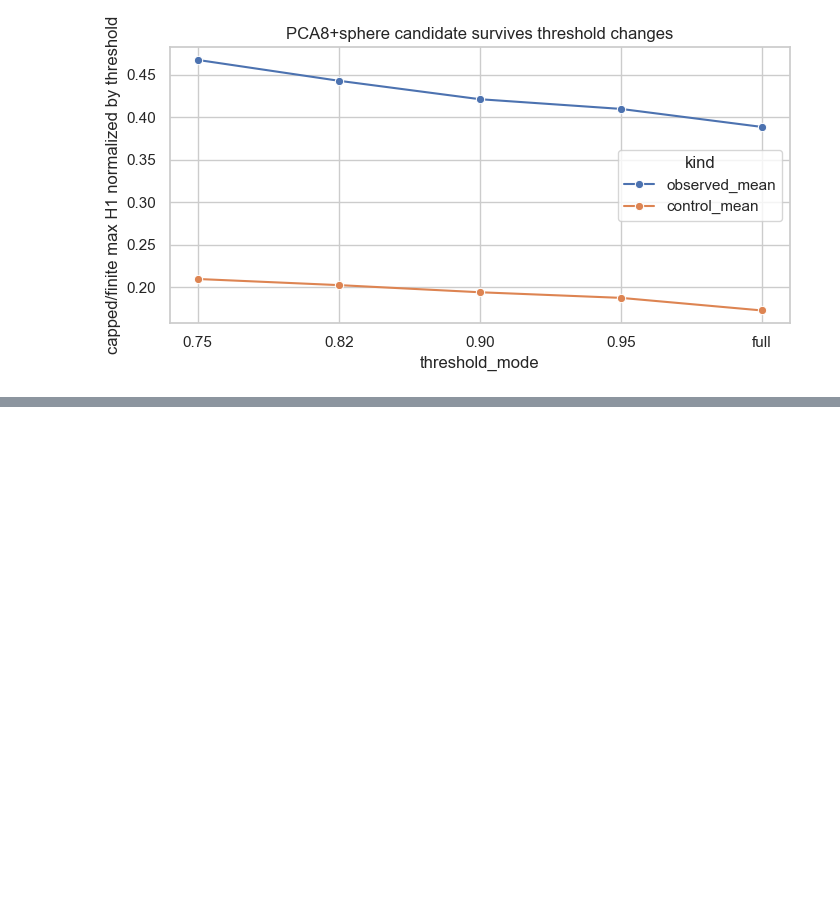
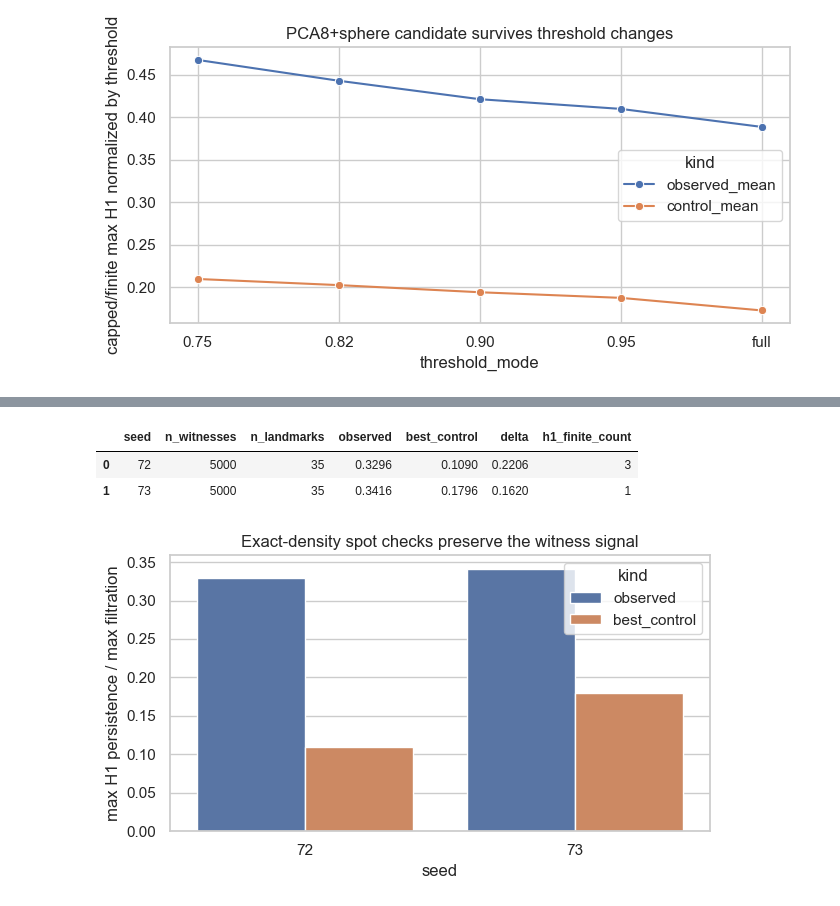
Before and after one commit to vitalylativ/latent-space-topology, a Jupyter notebook: notebooks/12_cycle_hunt_long_lived_h1.ipynb, the cells around one changed output, grey strips where cells are left out. Saved outputs shown, nothing was run; the diff lists cells and outputs as text; code cells hidden in the pictures; blank space fills up the shorter version.

```diff
--- a/notebooks/12_cycle_hunt_long_lived_h1.ipynb
+++ b/notebooks/12_cycle_hunt_long_lived_h1.ipynb
@@ -398,0 +403,26 @@ Recommended next checks
+# %%
+witness_exact_checks = pd.DataFrame(
+    [
+        {"seed": 72, "n_witnesses": 5000, "n_landmarks": 35, "observed": 0.3296, "best_control": 0.1090, "delta": 0.2206, "h1_finite_count": 3},
+        {"seed": 73, "n_witnesses": 5000, "n_landmarks": 35, "observed": 0.3416, "best_control": 0.1796, "delta": 0.1620, "h1_finite_count": 1},
+    ]
+)
+display(witness_exact_checks)
+
+fig, ax = plt.subplots(figsize=(6.4, 3.8))
+plot_df = witness_exact_checks.melt(
+    id_vars=["seed"],
+    value_vars=["observed", "best_control"],
+    var_name="kind",
+    value_name="normalized_h1",
+)
+sns.barplot(data=plot_df, x="seed", y="normalized_h1", hue="kind", ax=ax)
+ax.set_title("Exact-density spot checks preserve the witness signal")
+ax.set_ylabel("max H1 persistence / max filtration")
+plt.tight_layout()
+plt.show()
+# %% [output]
+|  | seed | n_witnesses | n_landmarks | observed | best_control | delta | h1_finite_count |
+| 0 | 72 | 5000 | 35 | 0.3296 | 0.1090 | 0.2206 | 3 |
+| 1 | 73 | 5000 | 35 | 0.3416 | 0.1796 | 0.1620 | 1 |
+[figure, added]
```
Also changed, not shown: parts of 10 cells of this notebook, 2 other files.
